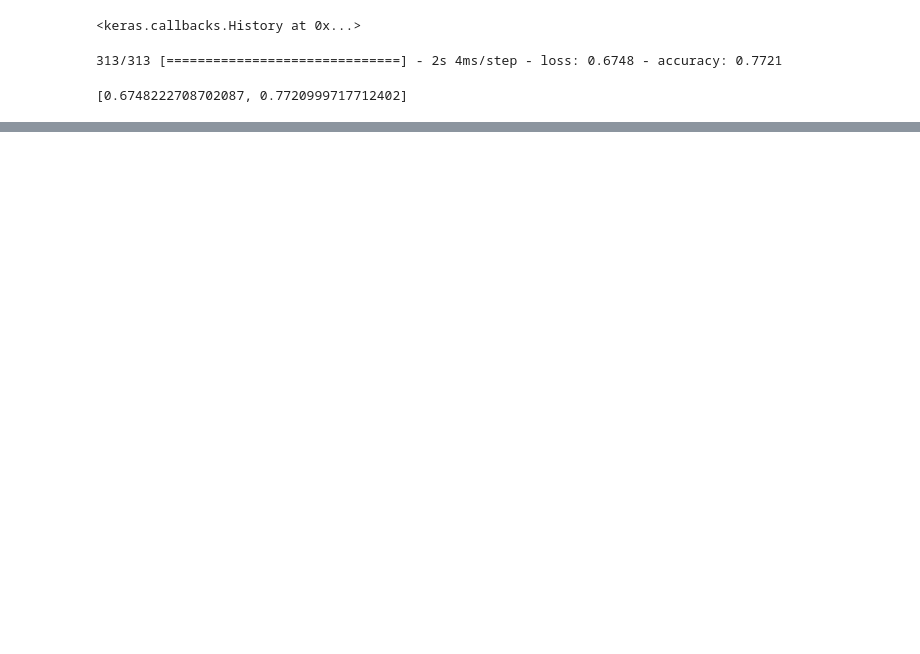
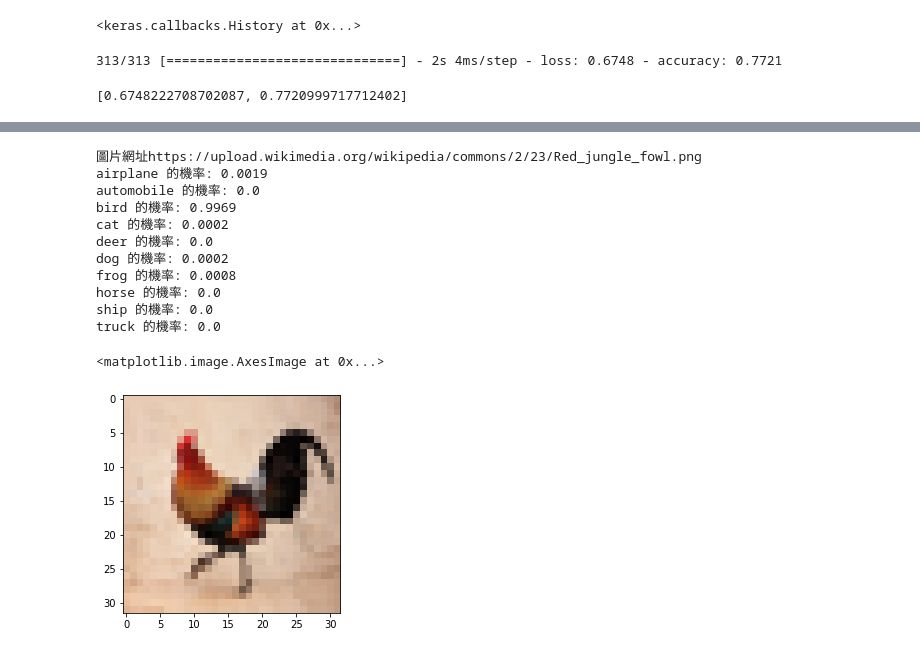
Before and after one commit to yihong1011/TibameML, a Jupyter notebook: 07_CNN.ipynb, the cells around one changed output, grey strips where cells are left out. Drawn from its saved outputs; the diff is of its cells as text; code cells hidden in the pictures; blank space fills up the shorter version.

```diff
--- a/07_CNN.ipynb
+++ b/07_CNN.ipynb
@@ -183,0 +231,6 @@ pd.DataFrame(mat,
+# %%
+import os
+from tensorflow.keras.models import load_model
+model_path = "/content/drive/MyDrive/AI 資料工程師班01期/DeepLearning/models/cnn.h5"
+model = load_model(model_path)
+model.summary()
@@ -183,0 +255,26 @@ pd.DataFrame(mat,
+# %%
+# PIL: pillow
+import requests
+from PIL import Image
+url = input("圖片網址")
+response = requests.get(url, stream=True, verify=False)
+img = Image.open(response.raw).resize((32,32)).convert("RGB")
+img_np = np.array(img).reshape(1, 32, 32, 3)/255.0
+prob = model.predict(img_np)[0]
+for t, p in zip(trans, prob):
+  print(t, "的機率:", round(p, 4))
+plt.imshow(img)
+# %% [output]
+圖片網址https://upload.wikimedia.org/wikipedia/commons/2/23/Red_jungle_fowl.png
+airplane 的機率: 0.0019
+automobile 的機率: 0.0
+bird 的機率: 0.9969
+cat 的機率: 0.0002
+deer 的機率: 0.0
+dog 的機率: 0.0002
+frog 的機率: 0.0008
+horse 的機率: 0.0
+ship 的機率: 0.0
+truck 的機率: 0.0
+<matplotlib.image.AxesImage at 0x...>
+[figure, added]
```
Also changed, not shown: parts of 5 cells of this notebook.
